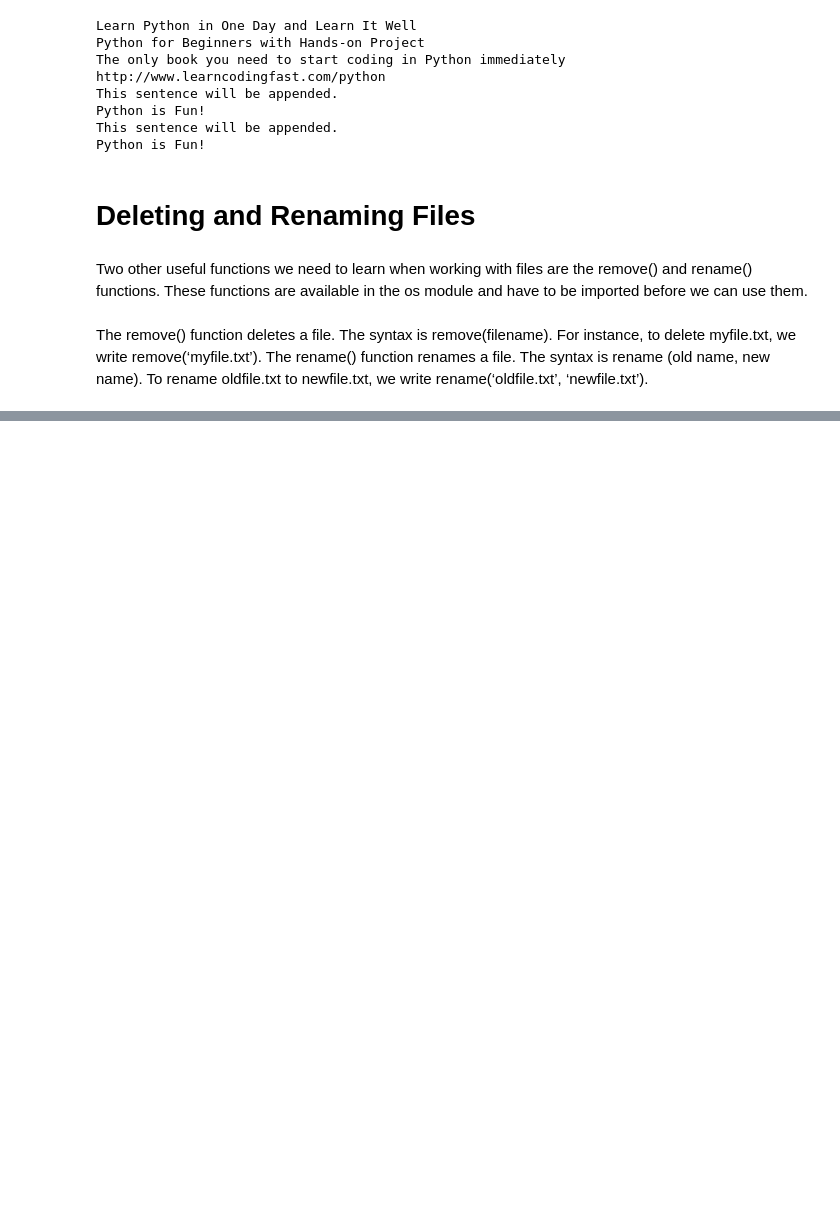
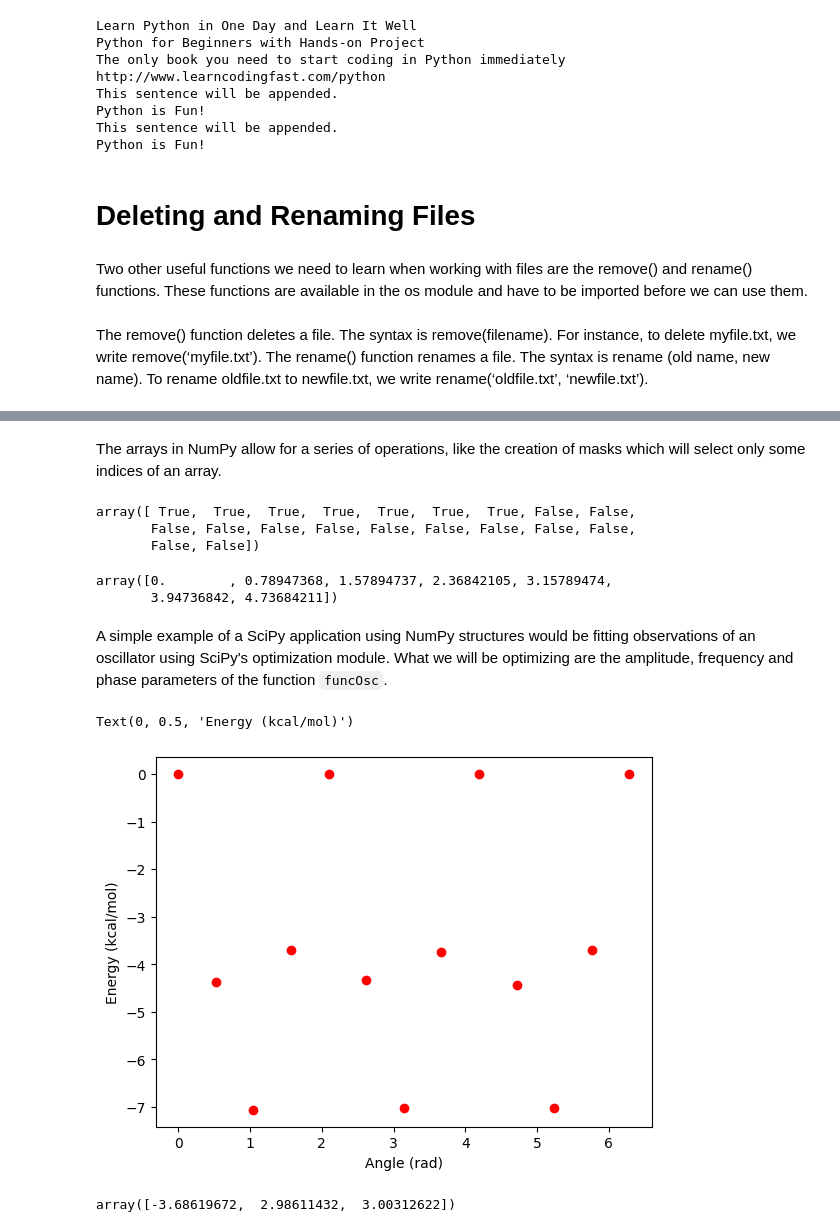
Before and after one commit to Mohaimin-I/Intro_python_Fall2025, a Jupyter notebook: Intro-to_python_part3.ipynb, the cells around one changed output, grey strips where cells are left out. Drawn from its saved outputs; the diff is of its cells as text; code cells hidden in the pictures; blank space fills up the shorter version.

Commit message:
Added numpy, scipy and matplotlib

```diff
--- a/Intro-to_python_part3.ipynb
+++ b/Intro-to_python_part3.ipynb
@@ -206,0 +264,52 @@ we write rename(‘oldfile.txt’, ‘newfile.txt’).
+# %% [markdown]
+The arrays in NumPy allow for a series of operations, like the creation of masks which will select only some indices of an array.
+# %%
+# Behind the scenes, NumPy can verify a condition and return an array of Boolean values.
+npar < 5
+# %% [output]
+array([ True,  True,  True,  True,  True,  True,  True, False, False,
+       False, False, False, False, False, False, False, False, False,
+       False, False])
+# %%
+# Application of a boolean mask:
+# We keep only the numbers smaller than 5
+npar[ npar < 5 ]
+# %% [output]
+array([0.        , 0.78947368, 1.57894737, 2.36842105, 3.15789474,
+       3.94736842, 4.73684211])
+# %% [markdown]
+A simple example of a SciPy application using NumPy structures would be fitting observations of an oscillator using SciPy's optimization module. What we will be optimizing are the amplitude, frequency and phase parameters of the function `funcOsc`.
+# %%
+# Load optimiation module
+from scipy.optimize import curve_fit as cfit
+
+# Define the function that will be used in the optimization procedure.
+def funcOsc(ang, k, n, d):
+    # Simple oscillator.
+    return k * (1 + np.cos(n*ang - d))
+
+# Generate initial data: we create 2D data, one axis at a time.
+#  First, the x axis values are created with NumPy's `linspace` function,
+#    that generates evenly spaced numbers over a specified interval.
+#  Note that we are creating 12 numbers between 0 and 360, then multipling
+#    the array by pi over 180, to transform angle vbalues from degrees into radians.
+xdata = (np.linspace(0, 360, 13))*np.pi/180
+
+#  Second, we use example values from a potential with three peaks. These particular
+#    values came from a quantum mechanical torsion angle scan of a chemical bond.
+#    NumPy's "asarray" transforms a Python list into a NP array (for efficiency).
+ydata = np.asarray([0,-4.37,-7.06,-3.69,.00,-4.32,-7.01,-3.74,-0.01,-4.44,-7.01,-3.69,0])
+# %%
+# Creates plot with original data. We can get an idea of what the oscillation looks like.
+
+# Matplotlib uses the `plot` function with positional arguments for X and Y values. The third
+#   argument "ro" indicates the style of the data. The "r" indicates the color red, and the "o"
+#   indicates we want to plot solid points.
+%matplotlib inline
+plt.figure()
+plt.plot(xdata, ydata, 'ro')
+plt.xlabel("Angle (rad)")
+plt.ylabel("Energy (kcal/mol)")
+# %% [output]
+Text(0, 0.5, 'Energy (kcal/mol)')
+[figure, added]
@@ -206,0 +321,5 @@ we write rename(‘oldfile.txt’, ‘newfile.txt’).
+# %%
+# Optimized parameters:
+popt
+# %% [output]
+array([-3.68619672,  2.98611432,  3.00312622])
```
Also changed, not shown: parts of 14 cells of this notebook.
